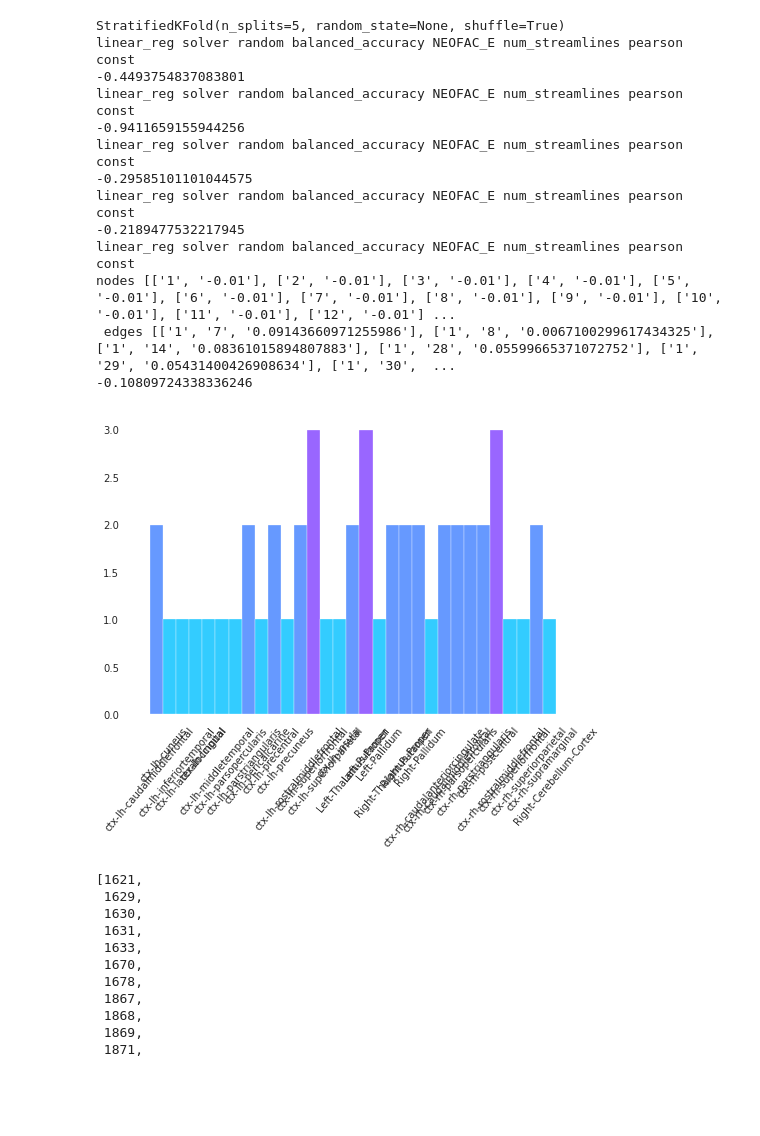
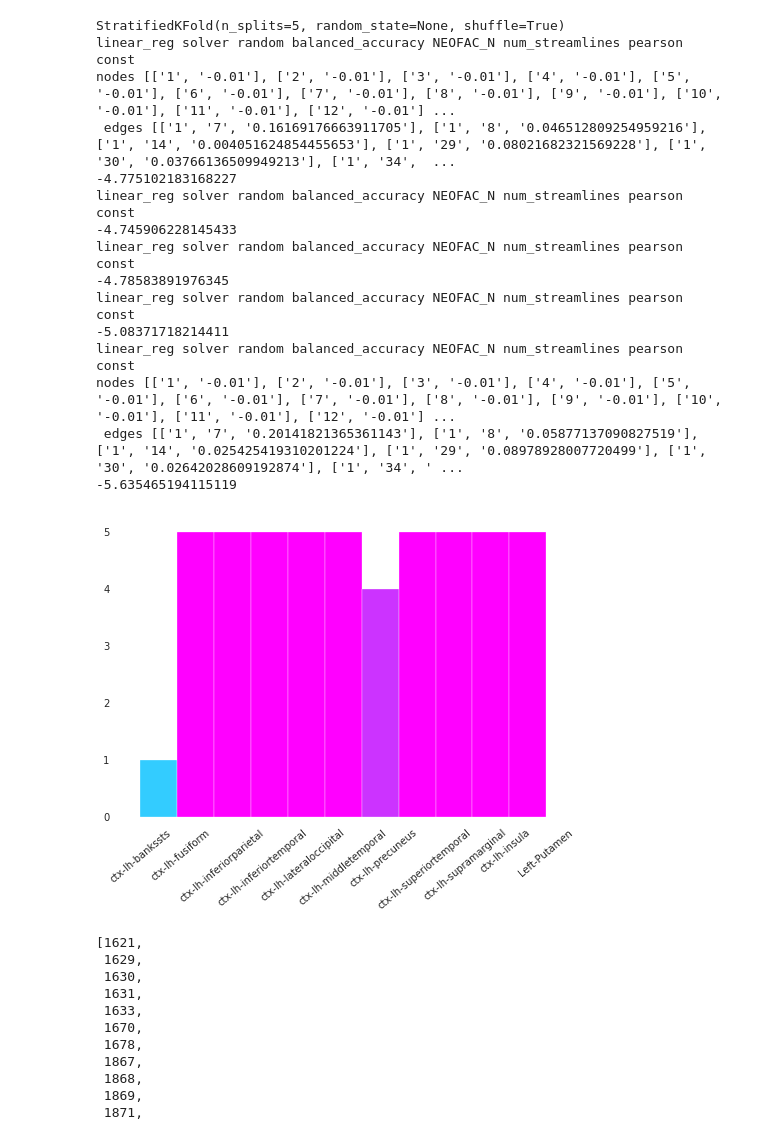
Before and after one commit to ShreyaKapoor18/Thesis, a Jupyter notebook: graphtools/regression_pub.ipynb, the cells around one changed output. Cells and saved outputs as stored; diff of their text form; code cells hidden in the pictures; blank space fills up the shorter version.

Commit message:
lasso regression for personality

```diff
--- a/graphtools/regression_pub.ipynb
+++ b/graphtools/regression_pub.ipynb
@@ -28,7 +28,7 @@ edges = ['fscores', 't_test']
 labels = ['Gender']
 mapping = {'Gender': 'Gender'}
 # %%
-target, feature, edge, solver_node_wts = 'NEOFAC_E', 'num_streamlines', 'pearson','const'
+target, feature, edge, solver_node_wts = 'NEOFAC_N', 'num_streamlines', 'pearson','const'
 val, thresh, max_num_nodes, per = -0.01, 0, 10, 1.15
 choice, classifier, refit_metric, feature_selection = 'random', 'linear_reg', 'balanced_accuracy', 'baseline'
 baseline_cases, self_loops = set(), False
@@ -81,28 +81,31 @@ for train_index, test_index in skf.split(X, y):
                                                         val,
                                                         max_num_nodes, avg_thresh,
                                                         node_wts=solver_node_wts, target=target,
-                                                   edge=edge,keep_files=keep_files )
+                                                   edge=edge,keep_files=keep_files)
 
         nodes.append(list(output_graph.nodes))
         node_names.append(output_graph.node_labels)
         edge_wts = output_graph.edge_weights
-        lr = LinearRegression()
+        #lr = LinearRegression()
+        lr = Ridge(alpha=0.5, fit_intercept=False)
         lr.fit(X_train, y_train)
         print(lr.score(X_test, y_test))
 # %% [output]
 StratifiedKFold(n_splits=5, random_state=None, shuffle=True)
-linear_reg solver random balanced_accuracy NEOFAC_E num_streamlines pearson const
--0.4493754837083801
-linear_reg solver random balanced_accuracy NEOFAC_E num_streamlines pearson const
--0.9411659155944256
-linear_reg solver random balanced_accuracy NEOFAC_E num_streamlines pearson const
--0.29585101101044575
-linear_reg solver random balanced_accuracy NEOFAC_E num_streamlines pearson const
--0.2189477532217945
-linear_reg solver random balanced_accuracy NEOFAC_E num_streamlines pearson const
+linear_reg solver random balanced_accuracy NEOFAC_N num_streamlines pearson const
 nodes [['1', '-0.01'], ['2', '-0.01'], ['3', '-0.01'], ['4', '-0.01'], ['5', '-0.01'], ['6', '-0.01'], ['7', '-0.01'], ['8', '-0.01'], ['9', '-0.01'], ['10', '-0.01'], ['11', '-0.01'], ['12', '-0.01'] ...
- edges [['1', '7', '0.09143660971255986'], ['1', '8', '0.0067100299617434325'], ['1', '14', '0.08361015894807883'], ['1', '28', '0.05599665371072752'], ['1', '29', '0.05431400426908634'], ['1', '30',  ...
--0.10809724338336246
+ edges [['1', '7', '0.16169176663911705'], ['1', '8', '0.046512809254959216'], ['1', '14', '0.004051624854455653'], ['1', '29', '0.08021682321569228'], ['1', '30', '0.03766136509949213'], ['1', '34',  ...
+-4.775102183168227
+linear_reg solver random balanced_accuracy NEOFAC_N num_streamlines pearson const
+-4.745906228145433
+linear_reg solver random balanced_accuracy NEOFAC_N num_streamlines pearson const
+-4.78583891976345
+linear_reg solver random balanced_accuracy NEOFAC_N num_streamlines pearson const
+-5.08371718214411
+linear_reg solver random balanced_accuracy NEOFAC_N num_streamlines pearson const
+nodes [['1', '-0.01'], ['2', '-0.01'], ['3', '-0.01'], ['4', '-0.01'], ['5', '-0.01'], ['6', '-0.01'], ['7', '-0.01'], ['8', '-0.01'], ['9', '-0.01'], ['10', '-0.01'], ['11', '-0.01'], ['12', '-0.01'] ...
+ edges [['1', '7', '0.20141821365361143'], ['1', '8', '0.05877137090827519'], ['1', '14', '0.025425419310201224'], ['1', '29', '0.08978928007720499'], ['1', '30', '0.02642028609192874'], ['1', '34', ' ...
+-5.635465194115119
 # %%
 a = np.sort(np.concatenate(nodes).flat)
 
@@ -119,16 +122,16 @@ for i in range(len(a)):
 # %%
 cm = plt.cm.get_cmap('cool')
 
 
 fig, ax = plt.subplots()
 counts, bins, patches = ax.hist(a, bins=len(np.unique(a)))
 for c, p in zip(counts, patches):
     plt.setp(p, 'facecolor', cm(c/5))
 # Set the ticks to be at the edges of the bins.
-plt.xticks(range(len(np.unique(a))),list(d1.values()), rotation=50)
+plt.xticks(range(len(np.unique(a))),list(d1.values()), rotation=40)
 plt.show()
 # %% [output]
-[figure, old version]
+[figure, new version]
 # %%
 ## Parameter settings decided on the basis of thesis
 # %%
```
Also changed, not shown: parts of 2 cells of this notebook, 2 other files.
